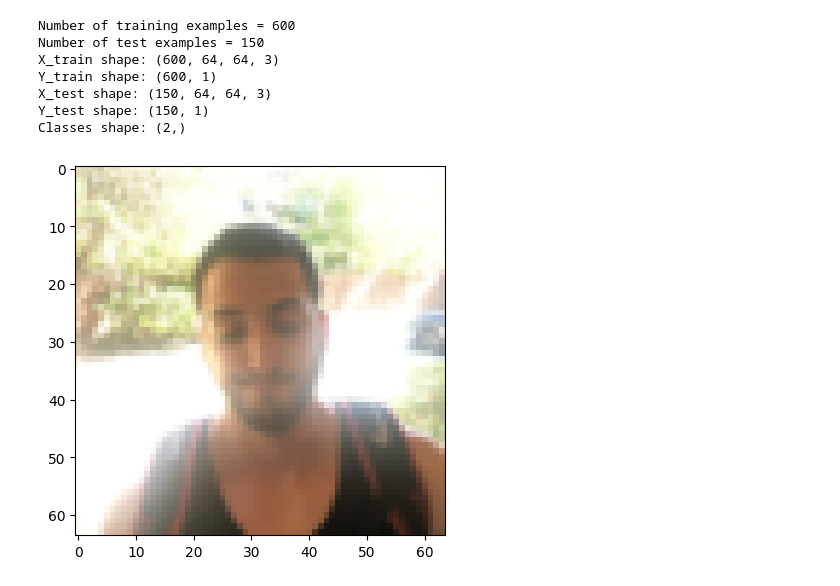
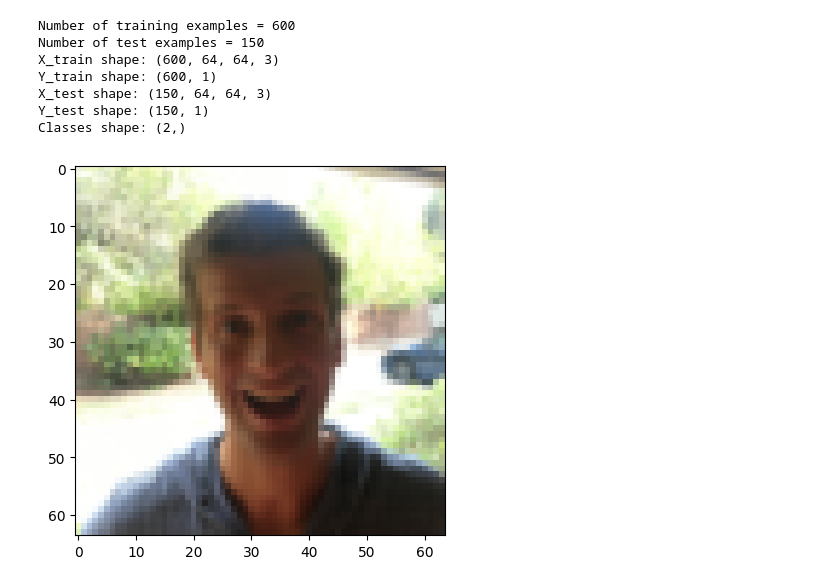
Before and after one commit to anhnt02hpx/Classical-Model, a Jupyter notebook: CNN-Basic/CNN_v2.ipynb, the cells around one changed output. Saved outputs shown, nothing was run; the diff lists cells and outputs as text; code cells hidden in the pictures.

```diff
--- a/CNN-Basic/CNN_v2.ipynb
+++ b/CNN-Basic/CNN_v2.ipynb
@@ -143,8 +143,8 @@ X_test shape: (150, 64, 64, 3)
 Y_test shape: (150, 1)
 Classes shape: (2,)
 # %%
-index = 124
+index = 125
 plt.imshow(X_train[index]) #display sample training image
 plt.show()
 # %% [output]
-[figure, old version]
+[figure, new version]
```
